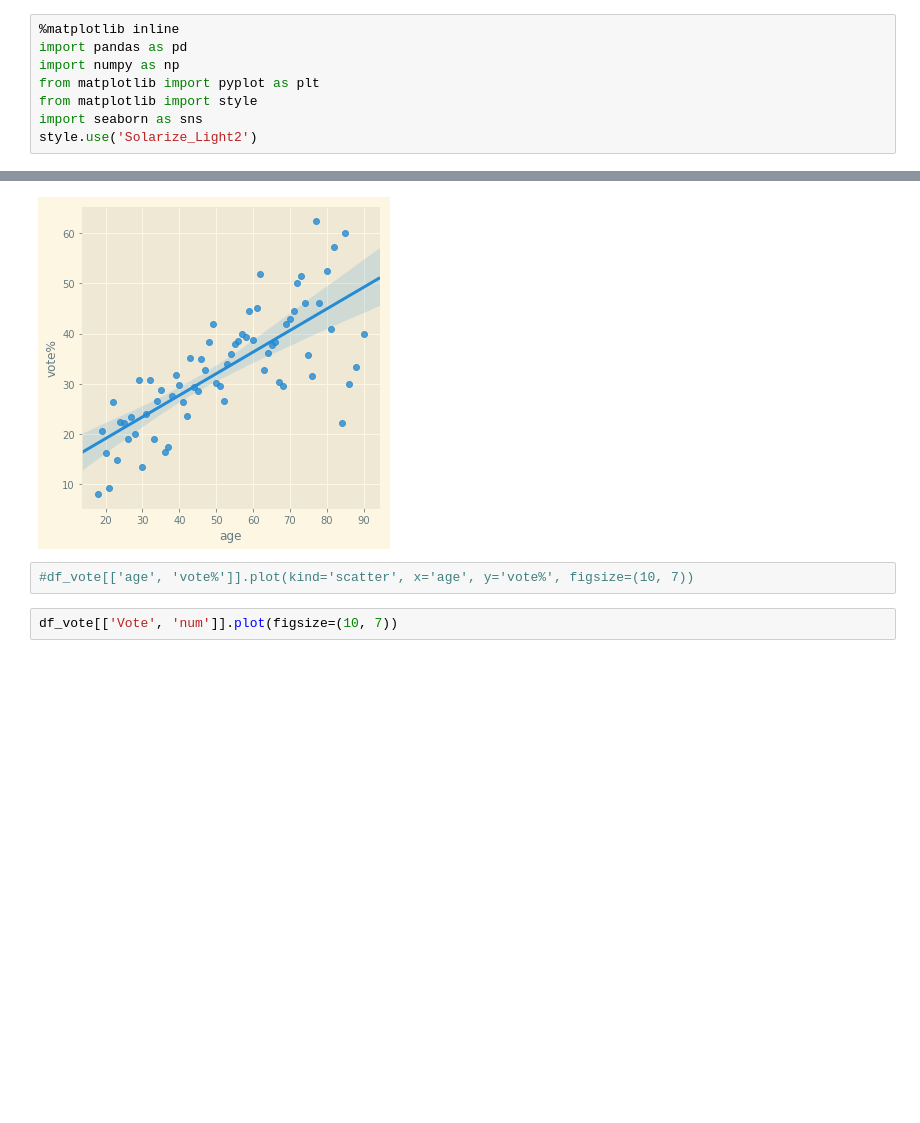
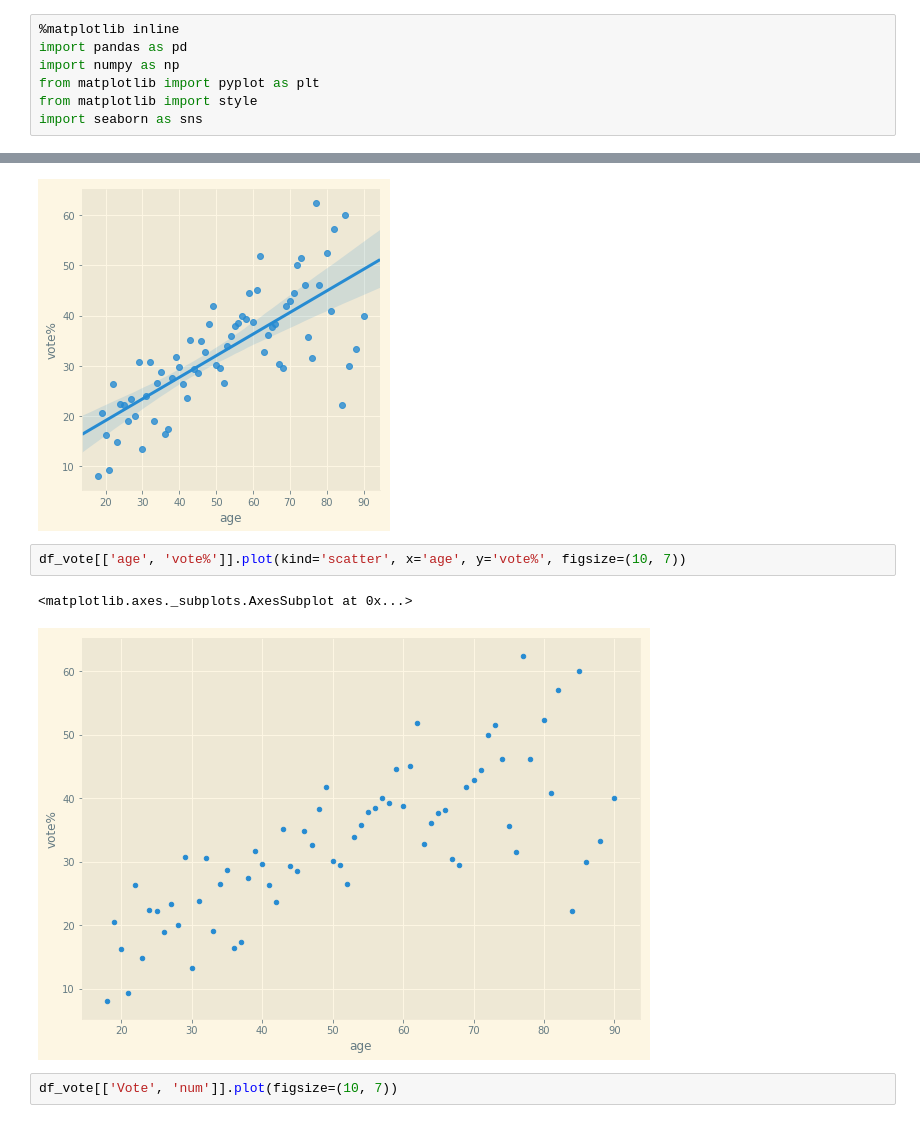
Before and after one commit to wangdianyh/trump-4703, a Jupyter notebook: Trump.ipynb, the cells around one changed output, grey strips where cells are left out. Cells and saved outputs as stored; diff of their text form; blank space fills up the shorter version.

```diff
--- a/Trump.ipynb
+++ b/Trump.ipynb
@@ -5,7 +5,6 @@ import numpy as np
 from matplotlib import pyplot as plt
 from matplotlib import style
 import seaborn as sns
-style.use('Solarize_Light2')
 # %%
 # load raw data
 data = pd.read_stata('data/dataset.dta')
@@ -79,7 +78,10 @@ sns.lmplot(x='age', y='vote%', data=df_vote, fit_reg=True)
 <seaborn.axisgrid.FacetGrid at 0x...>
 [figure]
 # %%
-#df_vote[['age', 'vote%']].plot(kind='scatter', x='age', y='vote%', figsize=(10, 7))
+df_vote[['age', 'vote%']].plot(kind='scatter', x='age', y='vote%', figsize=(10, 7))
+# %% [output]
+<matplotlib.axes._subplots.AxesSubplot at 0x...>
+[figure, added]
 # %%
 df_vote[['Vote', 'num']].plot(figsize=(10, 7))
 # %% [output]
```
Also changed, not shown: parts of 1 cell of this notebook.
